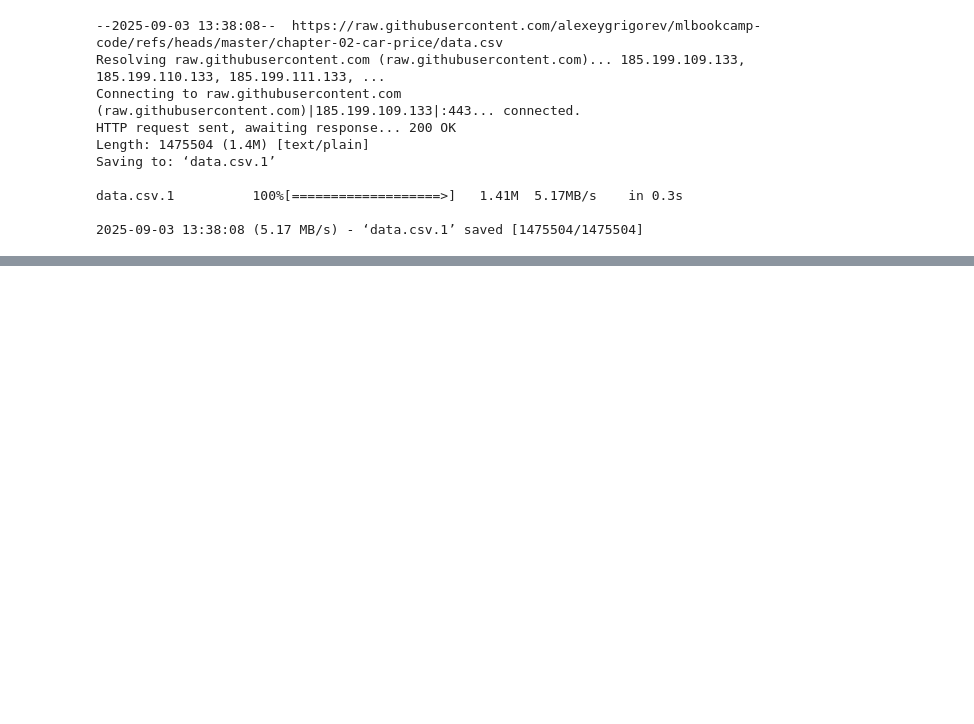
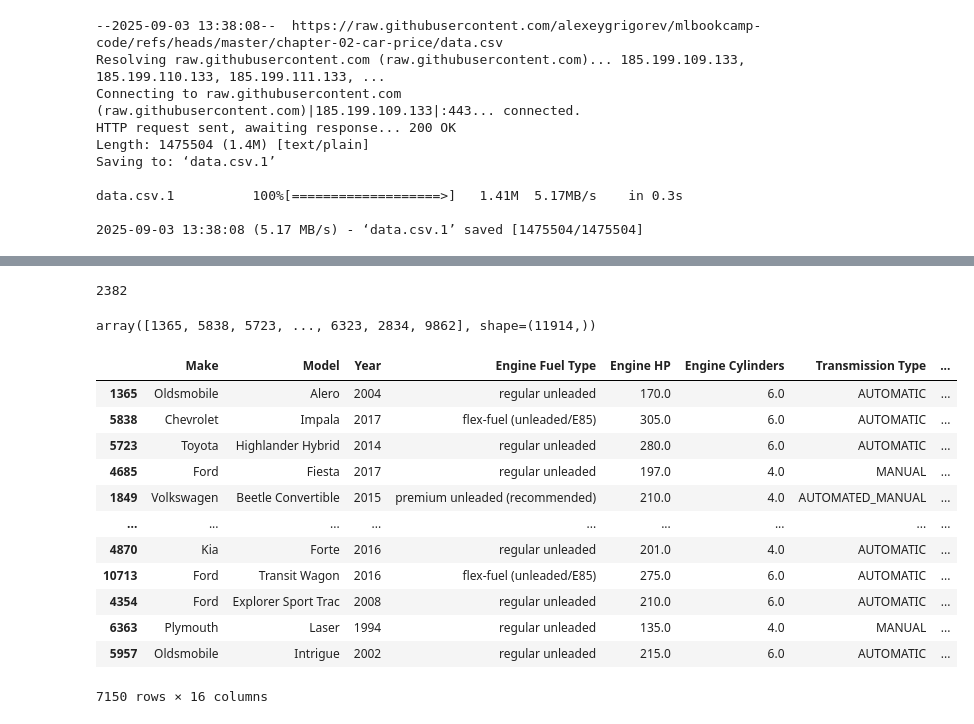
Before and after one commit to Developer-Abnam/machine-learning-zoomcamp-homework2, a Jupyter notebook: 02_car_price_prediction/2.2_data_prepration.ipynb, the cells around one changed output, grey strips where cells are left out. Drawn from its saved outputs; the diff is of its cells as text; code cells hidden in the pictures; blank space fills up the shorter version.

```diff
--- a/02_car_price_prediction/2.2_data_prepration.ipynb
+++ b/02_car_price_prediction/2.2_data_prepration.ipynb
@@ -22,0 +174,6 @@ df
+# %%
+n = len(df)
+
+n_val = int(n * 0.2)
+n_test = int(n * 0.2)
+n_train = n - n_val - n_test
@@ -22,0 +192,6 @@ df
+# %%
+len(df_test)
+# %% [output]
+2382
+# %%
+idx = np.arange(n)
@@ -22,0 +200,25 @@ df
+# %%
+idx
+# %% [output]
+array([1365, 5838, 5723, ..., 6323, 2834, 9862], shape=(11914,))
+# %%
+
+df_train = df.iloc[idx[:n_train]]
+df_val = df.iloc[idx[n_train:n_train+n_val]]
+df_test = df.iloc[idx[n_train+n_val:]]
+# %%
+df_train
+# %% [output]
+|  | Make | Model | Year | Engine Fuel Type | Engine HP | Engine Cylinders | Transmission Type | ... |
+| 1365 | Oldsmobile | Alero | 2004 | regular unleaded | 170.0 | 6.0 | AUTOMATIC | ... |
+| 5838 | Chevrolet | Impala | 2017 | flex-fuel (unleaded/E85) | 305.0 | 6.0 | AUTOMATIC | ... |
+| 5723 | Toyota | Highlander Hybrid | 2014 | regular unleaded | 280.0 | 6.0 | AUTOMATIC | ... |
+| 4685 | Ford | Fiesta | 2017 | regular unleaded | 197.0 | 4.0 | MANUAL | ... |
+| 1849 | Volkswagen | Beetle Convertible | 2015 | premium unleaded (recommended) | 210.0 | 4.0 | AUTOMATED_MANUAL | ... |
+| ... | ... | ... | ... | ... | ... | ... | ... | ... |
+| 4870 | Kia | Forte | 2016 | regular unleaded | 201.0 | 4.0 | AUTOMATIC | ... |
+| 10713 | Ford | Transit Wagon | 2016 | flex-fuel (unleaded/E85) | 275.0 | 6.0 | AUTOMATIC | ... |
+| 4354 | Ford | Explorer Sport Trac | 2008 | regular unleaded | 210.0 | 6.0 | AUTOMATIC | ... |
+| 6363 | Plymouth | Laser | 1994 | regular unleaded | 135.0 | 4.0 | MANUAL | ... |
+| 5957 | Oldsmobile | Intrigue | 2002 | regular unleaded | 215.0 | 6.0 | AUTOMATIC | ... |
+7150 rows × 16 columns
```
Also changed, not shown: parts of 22 cells of this notebook.
